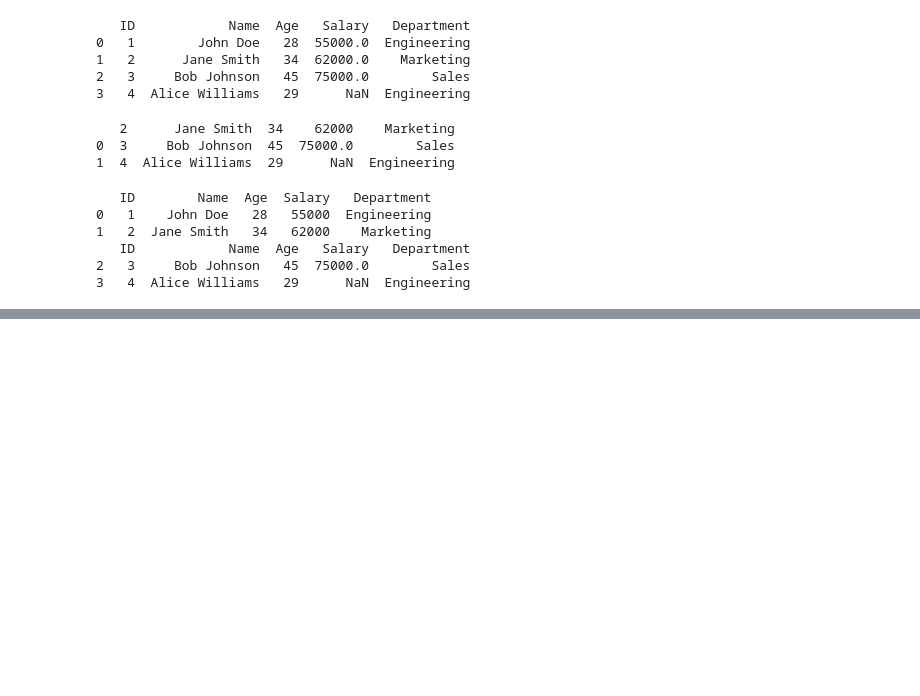
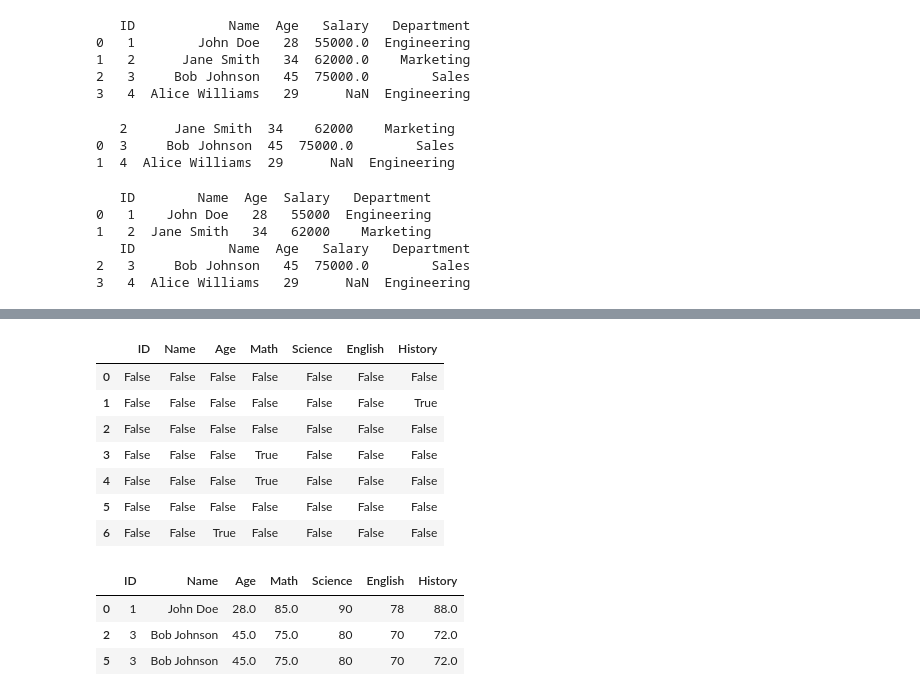
Before and after one commit to mohitsingh109/Learning-Python-March, a Jupyter notebook: Pandas.ipynb, the cells around one changed output, grey strips where cells are left out. Drawn from its saved outputs; the diff is of its cells as text; code cells hidden in the pictures; blank space fills up the shorter version.

```diff
--- a/Pandas.ipynb
+++ b/Pandas.ipynb
@@ -394,0 +529,21 @@ df.to_csv("data/sample_data_output.csv.gz", compression='gzip',index=False)
+# %%
+# Handle Missing values
+df.isnull() # check for missing values
+# %% [output]
+|  | ID | Name | Age | Math | Science | English | History |
+| 0 | False | False | False | False | False | False | False |
+| 1 | False | False | False | False | False | False | True |
+| 2 | False | False | False | False | False | False | False |
+| 3 | False | False | False | True | False | False | False |
+| 4 | False | False | False | True | False | False | False |
+| 5 | False | False | False | False | False | False | False |
+| 6 | False | False | True | False | False | False | False |
+# %%
+# Drop the null data row
+df_cleared = df.dropna()
+df_cleared
+# %% [output]
+|  | ID | Name | Age | Math | Science | English | History |
+| 0 | 1 | John Doe | 28.0 | 85.0 | 90 | 78 | 88.0 |
+| 2 | 3 | Bob Johnson | 45.0 | 75.0 | 80 | 70 | 72.0 |
+| 5 | 3 | Bob Johnson | 45.0 | 75.0 | 80 | 70 | 72.0 |
```
Also changed, not shown: parts of 27 cells of this notebook, 3 other files.
